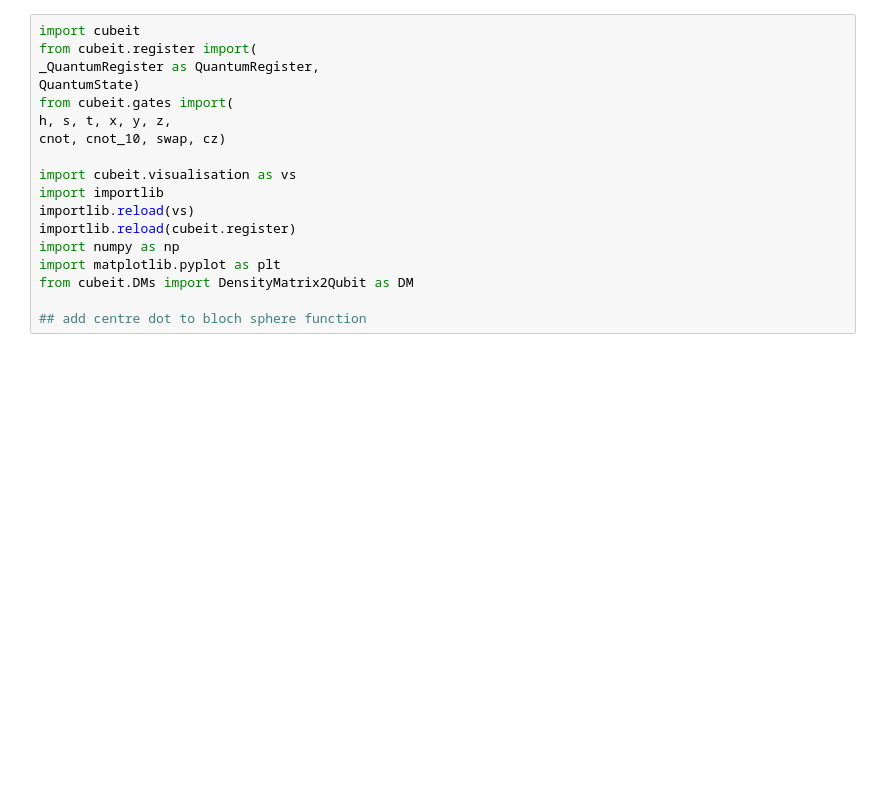
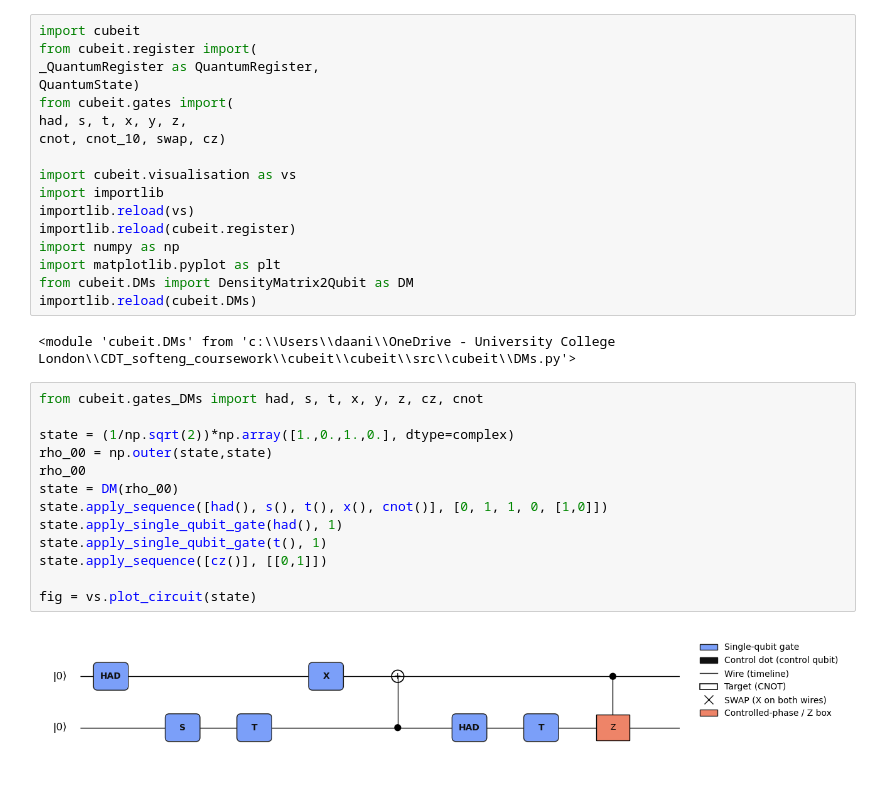
Before and after one commit to QC2-python-SE/cubeit, a Jupyter notebook: src/Daanish_test.ipynb, the cells around one changed output. Drawn from its saved outputs; the diff is of its cells as text; blank space fills up the shorter version.

```diff
--- a/src/Daanish_test.ipynb
+++ b/src/Daanish_test.ipynb
@@ -4,7 +4,7 @@ from cubeit.register import(
 _QuantumRegister as QuantumRegister,
 QuantumState)
 from cubeit.gates import(
-h, s, t, x, y, z,
+had, s, t, x, y, z,
 cnot, cnot_10, swap, cz)
 
 import cubeit.visualisation as vs
@@ -14,8 +14,24 @@ importlib.reload(cubeit.register)
 import numpy as np
 import matplotlib.pyplot as plt
 from cubeit.DMs import DensityMatrix2Qubit as DM
-
-## add centre dot to bloch sphere function
+importlib.reload(cubeit.DMs)
+# %% [output]
+<module 'cubeit.DMs' from 'c:\\Users\\daani\\OneDrive - University College London\\CDT_softeng_coursework\\cubeit\\cubeit\\src\\cubeit\\DMs.py'>
+# %%
+from cubeit.gates_DMs import had, s, t, x, y, z, cz, cnot
+
+state = (1/np.sqrt(2))*np.array([1.,0.,1.,0.], dtype=complex)
+rho_00 = np.outer(state,state)
+rho_00
+state = DM(rho_00)
+state.apply_sequence([had(), s(), t(), x(), cnot()], [0, 1, 1, 0, [1,0]])
+state.apply_single_qubit_gate(had(), 1)
+state.apply_single_qubit_gate(t(), 1)
+state.apply_sequence([cz()], [[0,1]])
+
+fig = vs.plot_circuit(state)
+# %% [output]
+[figure, added]
 # %%
 system = QuantumRegister(2)
 system.x(1)  # |01⟩
```
Also changed, not shown: parts of 5 cells of this notebook, 7 other files.
